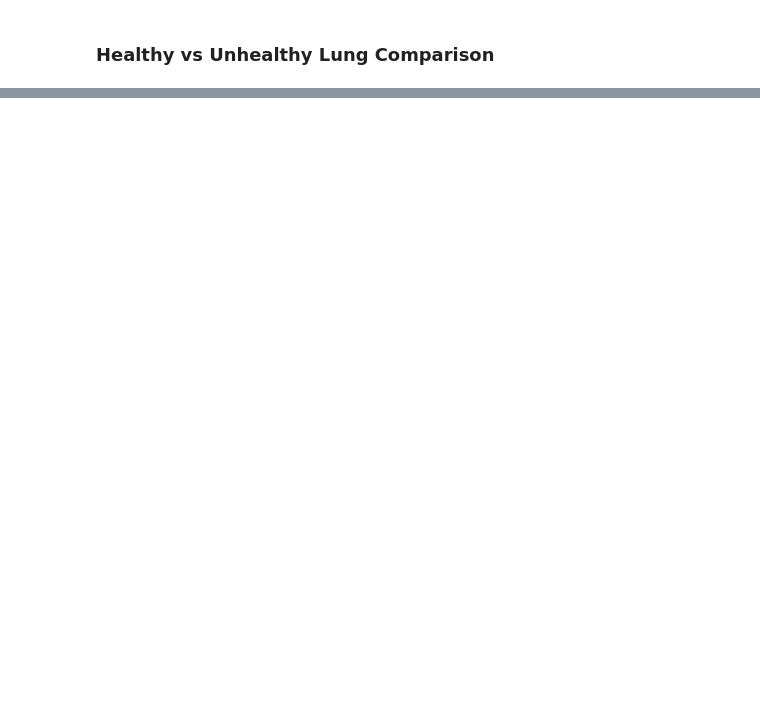
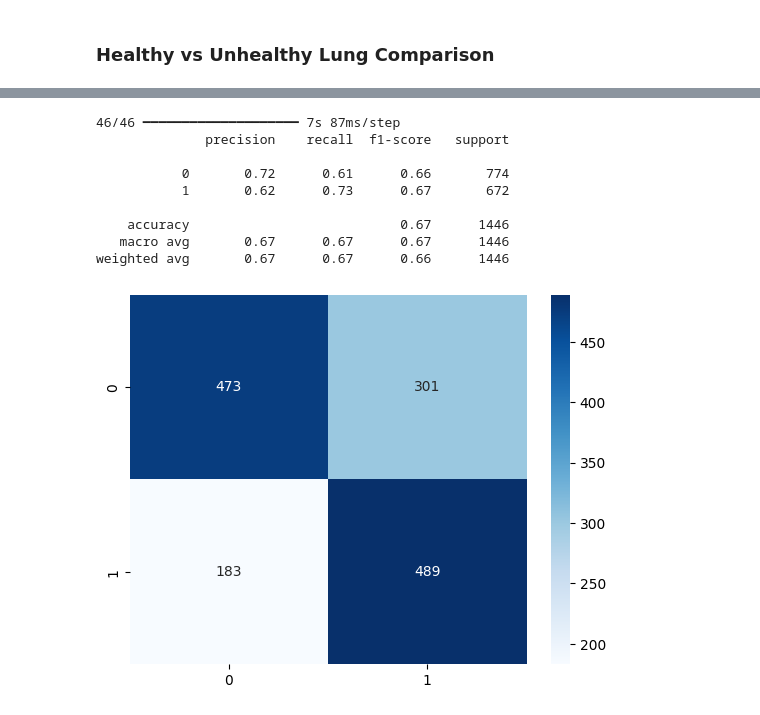
Before and after one commit to kshannon-ucsd/24wi-dsc180-project, a Jupyter notebook: DSC180BRawCNN/src/XRayCNN.ipynb, the cells around one changed output, grey strips where cells are left out. Cells and saved outputs as stored; diff of their text form; code cells hidden in the pictures; blank space fills up the shorter version.

```diff
--- a/DSC180BRawCNN/src/XRayCNN.ipynb
+++ b/DSC180BRawCNN/src/XRayCNN.ipynb
@@ -182,13 +336,24 @@ model.save('cnn_chest_xray_model_final.keras')
 # %%
 # create a confusion matrix
 from sklearn.metrics import confusion_matrix
 import seaborn as sns
 
 y_pred = model.predict(X_test)
-y_pred = np.argmax(y_pred, axis=1)
+y_pred = y_pred > 0.5
 cm = confusion_matrix(y_test, y_pred)
 sns.heatmap(cm, annot=True, fmt='d', cmap='Blues')
 
 # output precision, recall, f1-score
 from sklearn.metrics import classification_report
 print(classification_report(y_test, y_pred))
+# %% [output]
+46/46 ━━━━━━━━━━━━━━━━━━━━ 7s 87ms/step
+              precision    recall  f1-score   support
+
+           0       0.72      0.61      0.66       774
+           1       0.62      0.73      0.67       672
+
+    accuracy                           0.67      1446
+   macro avg       0.67      0.67      0.67      1446
+weighted avg       0.67      0.67      0.66      1446
+[figure, added]
```
Also changed, not shown: parts of 22 cells of this notebook.
